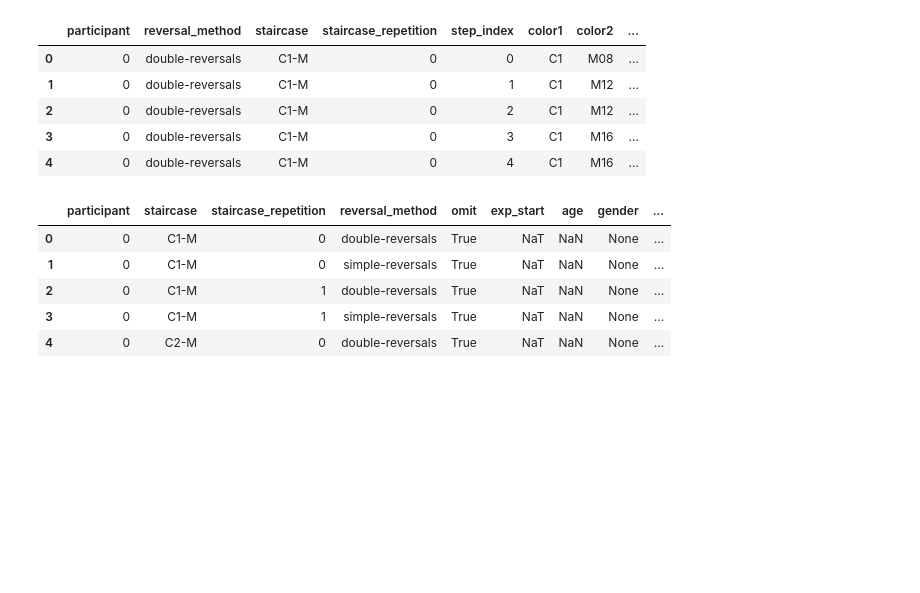
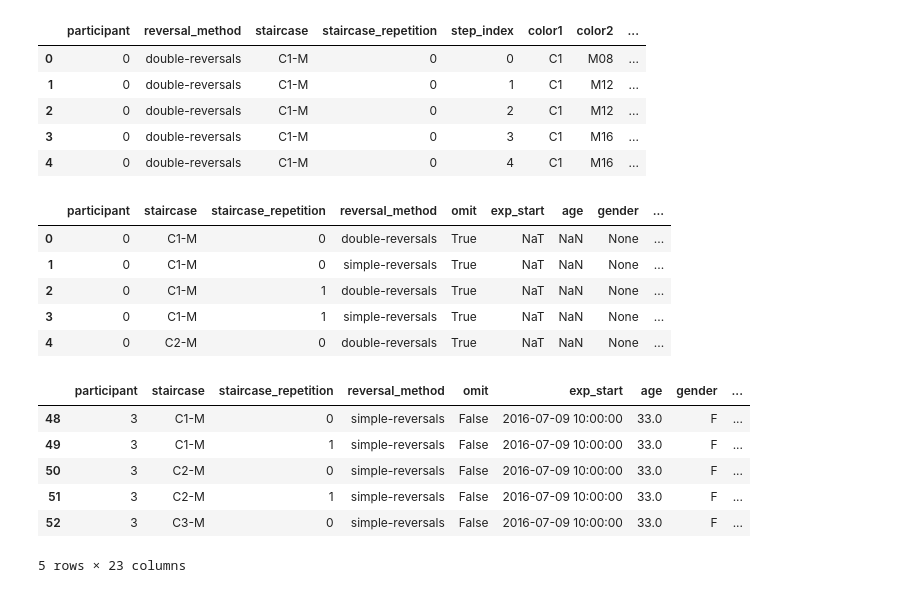
Before and after one commit to sdvillal/master-simone, a Jupyter notebook: index.ipynb, the cells around one changed output. Drawn from its saved outputs; the diff is of its cells as text; code cells hidden in the pictures; blank space fills up the shorter version.

```diff
--- a/index.ipynb
+++ b/index.ipynb
@@ -54,0 +88,11 @@ exps_df.head(5)
+# %%
+# Now we have these staircase summarising columns
+exps_df.head(5)
+# %% [output]
+|  | participant | staircase | staircase_repetition | reversal_method | omit | exp_start | age | gender | ... |
+| 48 | 3 | C1-M | 0 | simple-reversals | False | 2016-07-09 10:00:00 | 33.0 | F | ... |
+| 49 | 3 | C1-M | 1 | simple-reversals | False | 2016-07-09 10:00:00 | 33.0 | F | ... |
+| 50 | 3 | C2-M | 0 | simple-reversals | False | 2016-07-09 10:00:00 | 33.0 | F | ... |
+| 51 | 3 | C2-M | 1 | simple-reversals | False | 2016-07-09 10:00:00 | 33.0 | F | ... |
+| 52 | 3 | C3-M | 0 | simple-reversals | False | 2016-07-09 10:00:00 | 33.0 | F | ... |
+5 rows × 23 columns
```
Also changed, not shown: parts of 4 cells of this notebook, 2 other files.
